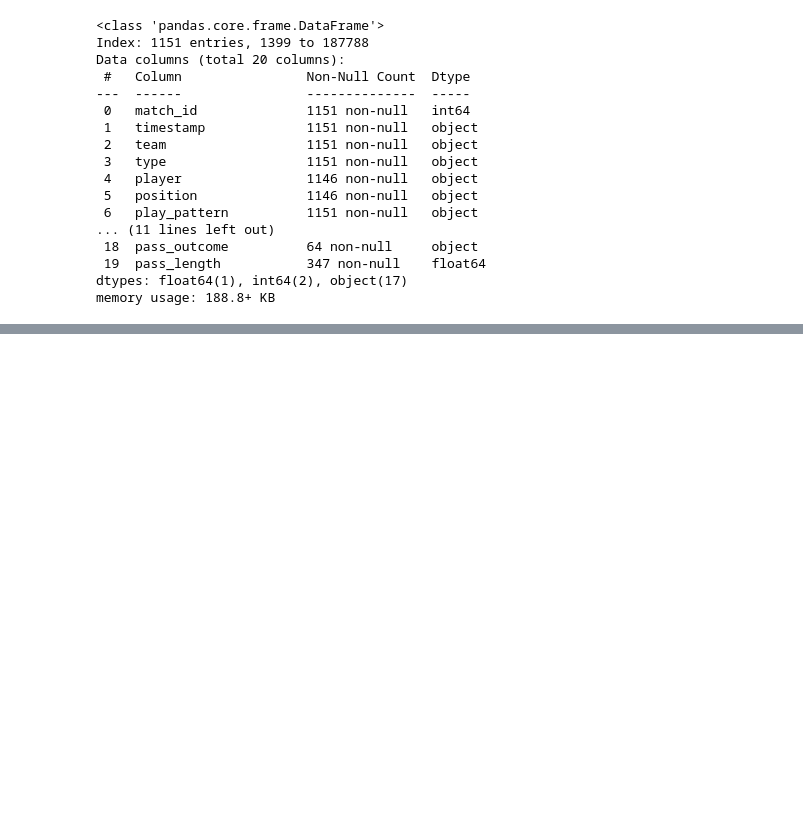
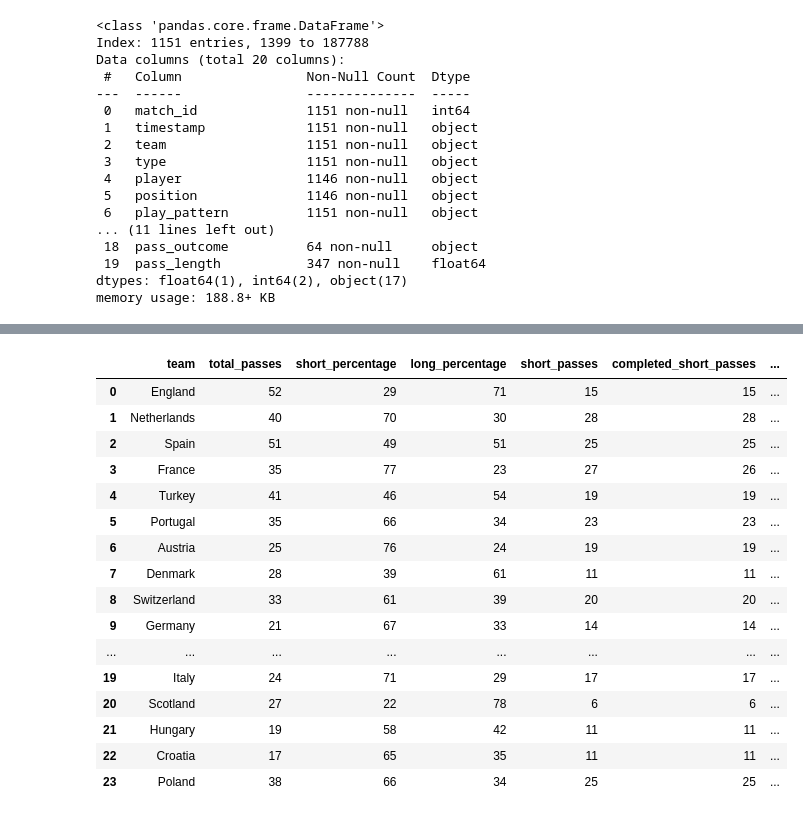
Before and after one commit to MarijnSt/spain-analysis-euro-2024, a Jupyter notebook: notebooks/build_up.ipynb, the cells around one changed output, grey strips where cells are left out. Cells and saved outputs as stored; diff of their text form; code cells hidden in the pictures; blank space fills up the shorter version.

```diff
--- a/notebooks/build_up.ipynb
+++ b/notebooks/build_up.ipynb
@@ -111 +115,21 @@ gk_events_spain = gk_events[gk_events["team"] == "Spain"]
+# %%
+gk_stats.head(25)
+# %% [output]
+|  | team | total_passes | short_percentage | long_percentage | short_passes | completed_short_passes | ... |
+| 0 | England | 52 | 29 | 71 | 15 | 15 | ... |
+| 1 | Netherlands | 40 | 70 | 30 | 28 | 28 | ... |
+| 2 | Spain | 51 | 49 | 51 | 25 | 25 | ... |
+| 3 | France | 35 | 77 | 23 | 27 | 26 | ... |
+| 4 | Turkey | 41 | 46 | 54 | 19 | 19 | ... |
+| 5 | Portugal | 35 | 66 | 34 | 23 | 23 | ... |
+| 6 | Austria | 25 | 76 | 24 | 19 | 19 | ... |
+| 7 | Denmark | 28 | 39 | 61 | 11 | 11 | ... |
+| 8 | Switzerland | 33 | 61 | 39 | 20 | 20 | ... |
+| 9 | Germany | 21 | 67 | 33 | 14 | 14 | ... |
+| ... | ... | ... | ... | ... | ... | ... | ... |
+| 19 | Italy | 24 | 71 | 29 | 17 | 17 | ... |
+| 20 | Scotland | 27 | 22 | 78 | 6 | 6 | ... |
+| 21 | Hungary | 19 | 58 | 42 | 11 | 11 | ... |
+| 22 | Croatia | 17 | 65 | 35 | 11 | 11 | ... |
+| 23 | Poland | 38 | 66 | 34 | 25 | 25 | ... |
 # %%
```
Also changed, not shown: parts of 4 cells of this notebook, 7 other files.
